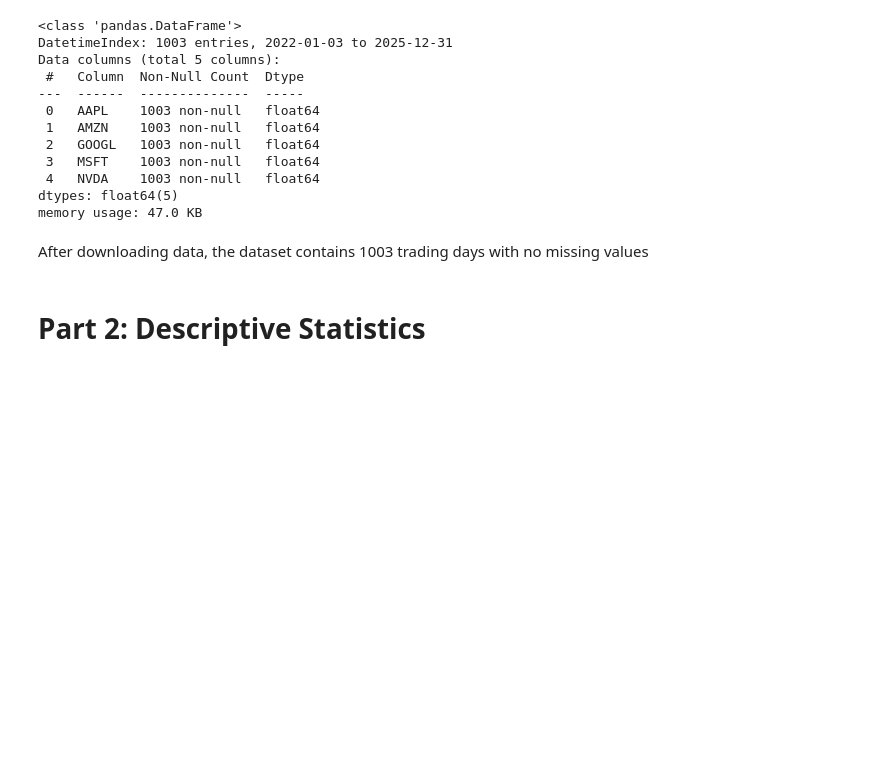
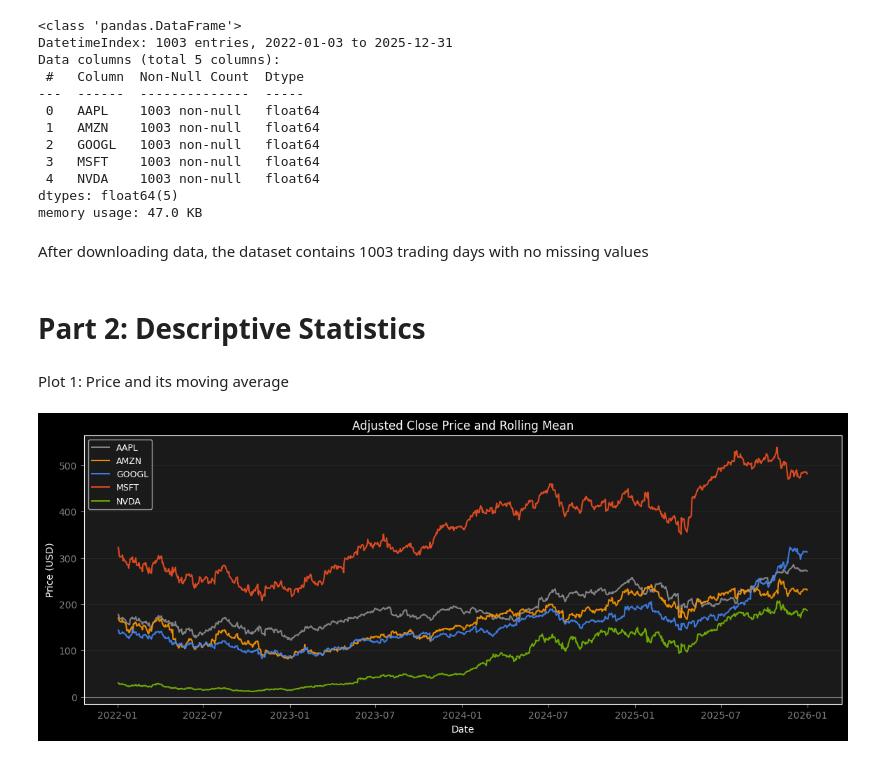
Before and after one commit to RobertArustamyan/QFProject1, a Jupyter notebook: main.ipynb, the cells around one changed output. Cells and saved outputs as stored; diff of their text form; code cells hidden in the pictures; blank space fills up the shorter version.

```diff
--- a/main.ipynb
+++ b/main.ipynb
@@ -45,3 +46,32 @@ daily_returns.to_csv("data/daily_returns_full.csv")
 log_daily_returns.to_csv("data/log_daily_returns_full.csv")
 # %% [markdown]
 # Part 2: Descriptive Statistics
+# %%
+colors = {
+    "AAPL": "#8E8E93",
+    "NVDA": "#76B900",
+    "AMZN": "#FF9900",
+    "GOOGL": "#4285F4",
+    "MSFT": "#F25022"
+}
+
+rolling_window = 25 # Month has 25 trading days
+# %% [markdown]
+Plot 1: Price and its moving average
+# %%
+fig, ax = plt.subplots(figsize=(14, 5))
+ax.set_facecolor("#1A1A1A")
+for ticker in data.columns:
+    ax.plot(data.index, data[ticker], color=colors[ticker], label=ticker, alpha=0.9)
+    # ax.plot(data.index, data[ticker].ro)
+
+ax.axhline(0, color="gray", linewidth=0.8)
+ax.tick_params(colors="gray")
+ax.set_title("Adjusted Close Price and Rolling Mean", color="white")
+ax.set_ylabel("Price (USD)")
+ax.grid(axis="y", color="#2A2A2A", linewidth=0.5)
+ax.set_xlabel("Date")
+ax.legend(facecolor="#1A1A1A", labelcolor="white", framealpha=0.8, fontsize=9)
+plt.savefig("plots/price_rolling_mean.png",facecolor=fig.get_facecolor())
+# %% [output]
+[figure, added]
```
Also changed, not shown: parts of 5 cells of this notebook, 3 other files.
